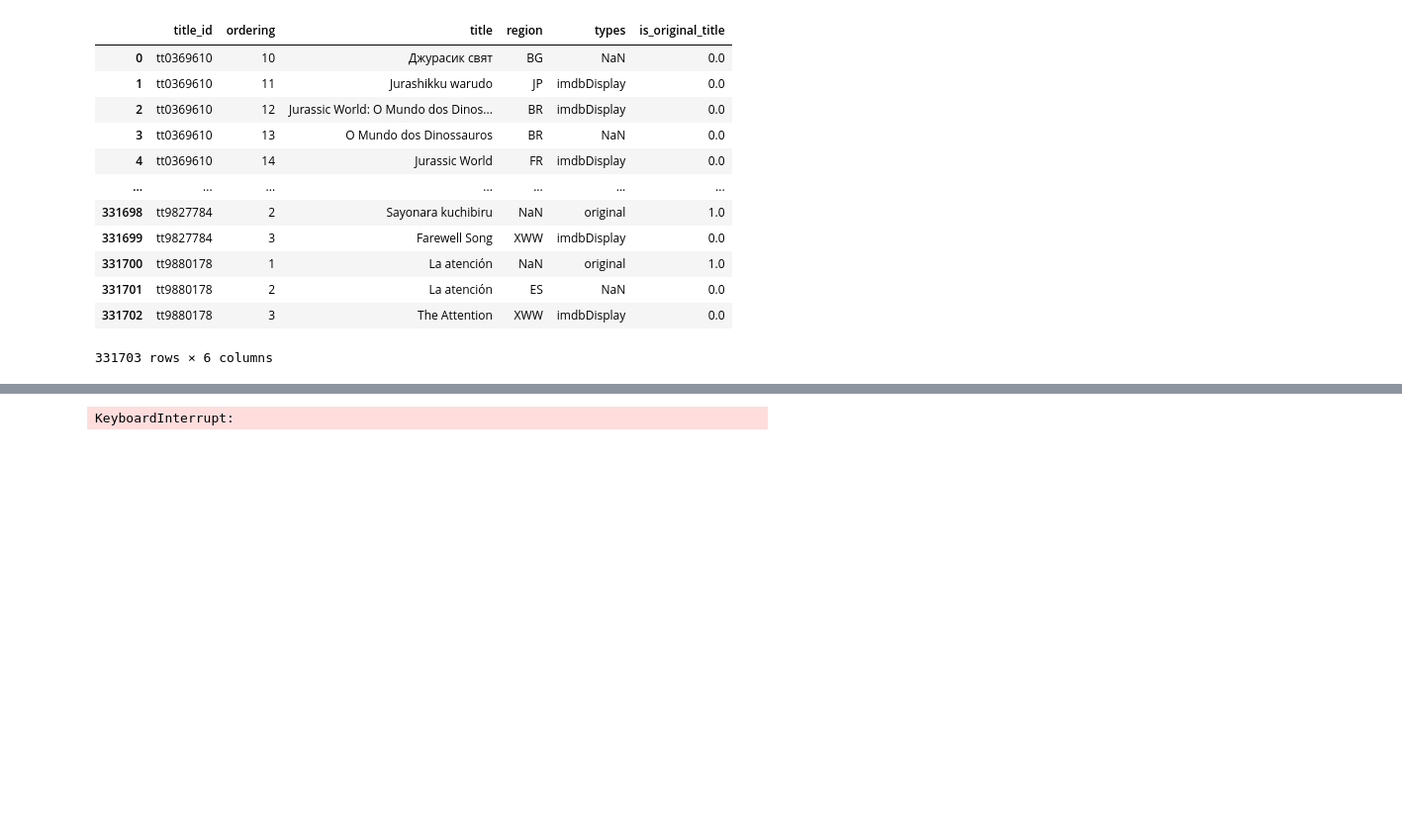
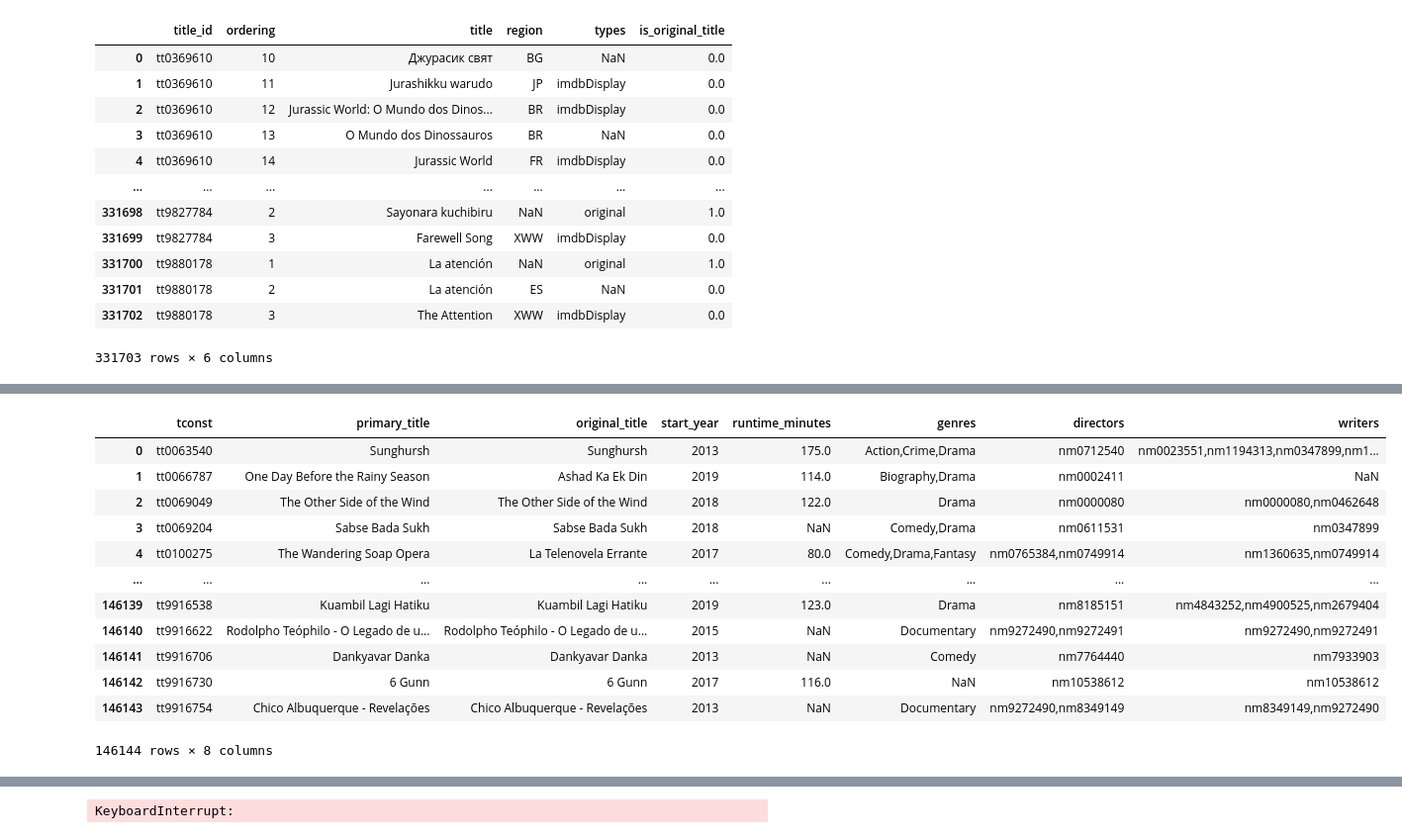
Before and after one commit to tcmcaleer/Microsoft_Movie_Studio, a Jupyter notebook: DBs.ipynb, the cells around one changed output, grey strips where cells are left out. Shown: that part at 99% size. Saved outputs shown, nothing was run; the diff lists cells and outputs as text; code cells hidden in the pictures; blank space fills up the shorter version.

```diff
--- a/DBs.ipynb
+++ b/DBs.ipynb
@@ -122,0 +107,16 @@ imdbtitle
+# %%
+imdbcrewtitle2
+# %% [output]
+|  | tconst | primary_title | original_title | start_year | runtime_minutes | genres | directors | writers |
+| 0 | tt0063540 | Sunghursh | Sunghursh | 2013 | 175.0 | Action,Crime,Drama | nm0712540 | nm0023551,nm1194313,nm0347899,nm1... |
+| 1 | tt0066787 | One Day Before the Rainy Season | Ashad Ka Ek Din | 2019 | 114.0 | Biography,Drama | nm0002411 | NaN |
+| 2 | tt0069049 | The Other Side of the Wind | The Other Side of the Wind | 2018 | 122.0 | Drama | nm0000080 | nm0000080,nm0462648 |
+| 3 | tt0069204 | Sabse Bada Sukh | Sabse Bada Sukh | 2018 | NaN | Comedy,Drama | nm0611531 | nm0347899 |
+| 4 | tt0100275 | The Wandering Soap Opera | La Telenovela Errante | 2017 | 80.0 | Comedy,Drama,Fantasy | nm0765384,nm0749914 | nm1360635,nm0749914 |
+| ... | ... | ... | ... | ... | ... | ... | ... | ... |
+| 146139 | tt9916538 | Kuambil Lagi Hatiku | Kuambil Lagi Hatiku | 2019 | 123.0 | Drama | nm8185151 | nm4843252,nm4900525,nm2679404 |
+| 146140 | tt9916622 | Rodolpho Teóphilo - O Legado de u... | Rodolpho Teóphilo - O Legado de u... | 2015 | NaN | Documentary | nm9272490,nm9272491 | nm9272490,nm9272491 |
+| 146141 | tt9916706 | Dankyavar Danka | Dankyavar Danka | 2013 | NaN | Comedy | nm7764440 | nm7933903 |
+| 146142 | tt9916730 | 6 Gunn | 6 Gunn | 2017 | 116.0 | NaN | nm10538612 | nm10538612 |
+| 146143 | tt9916754 | Chico Albuquerque - Revelações | Chico Albuquerque - Revelações | 2013 | NaN | Documentary | nm9272490,nm8349149 | nm8349149,nm9272490 |
+146144 rows × 8 columns
```
Also changed, not shown: parts of 17 cells of this notebook.
